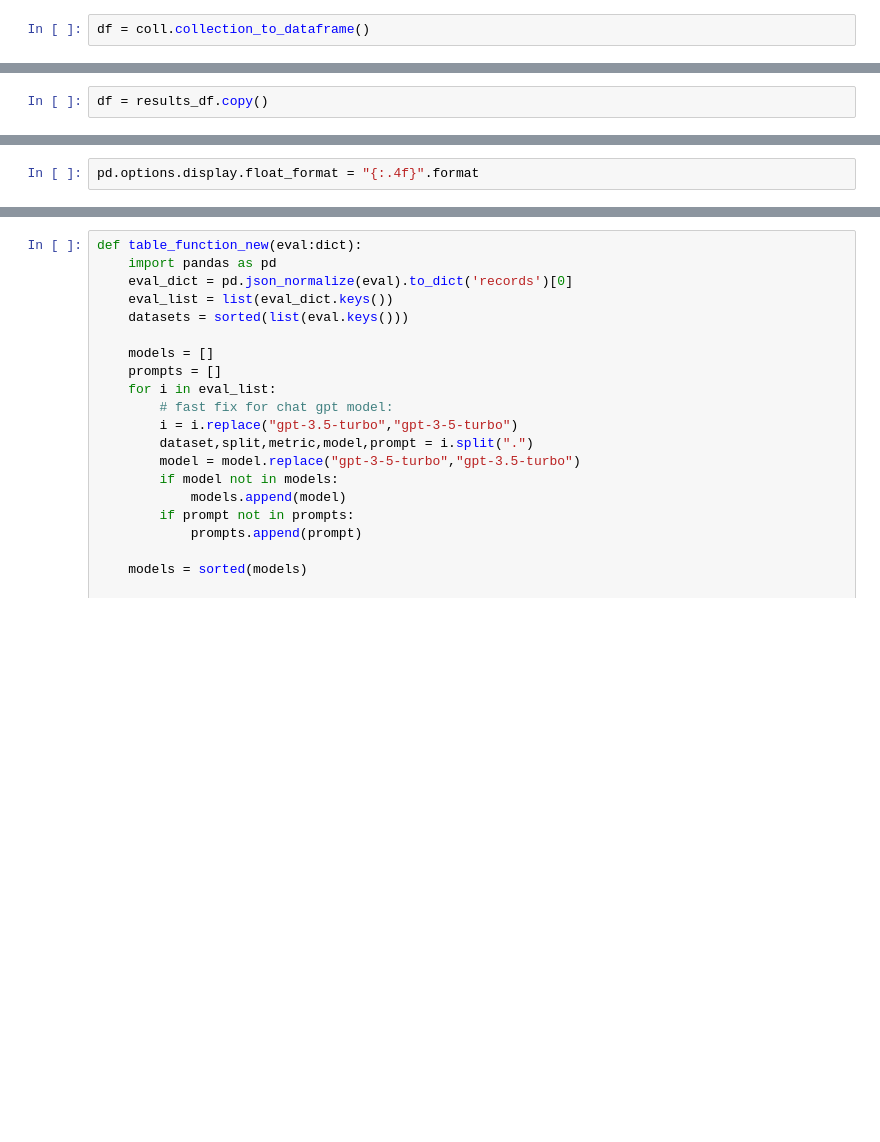
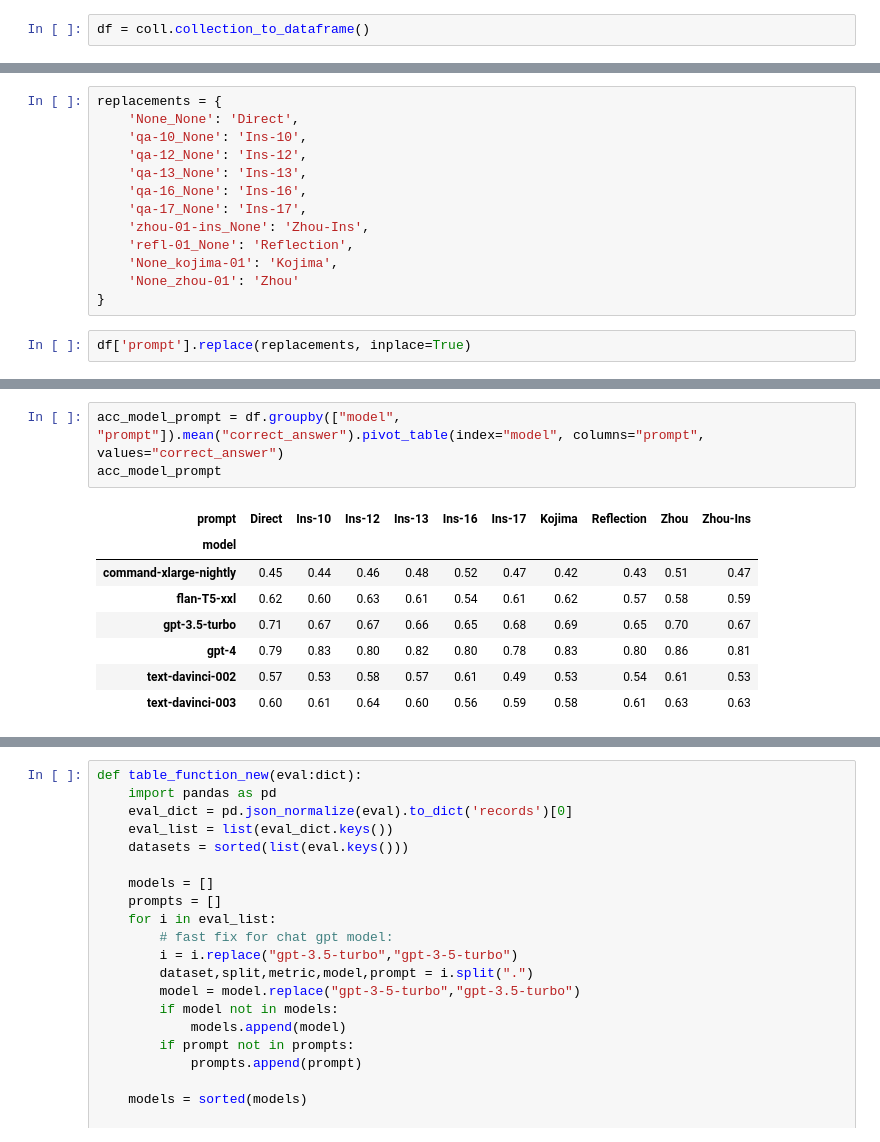
Before and after one commit to OpenBioLink/ThoughtSource, a Jupyter notebook: notebooks/internal_documentation/konstantin_saves/dataset_as_dataframe.ipynb, the cells around one changed output, grey strips where cells are left out. Cells and saved outputs as stored; diff of their text form; blank space fills up the shorter version.

Commit message:
tables with confidence intervals

```diff
--- a/notebooks/internal_documentation/konstantin_saves/dataset_as_dataframe.ipynb
+++ b/notebooks/internal_documentation/konstantin_saves/dataset_as_dataframe.ipynb
@@ -203,2 +19,0 @@ filtered_df
-# %%
-df = results_df.copy()
@@ -335,2 +19,0 @@ Name: None_None, dtype: float64
-# %%
-pd.options.display.float_format = "{:.4f}".format
@@ -406,0 +20,15 @@ table
+# %%
+replacements = {
+    'None_None': 'Direct',
+    'qa-10_None': 'Ins-10',
+    'qa-12_None': 'Ins-12',
+    'qa-13_None': 'Ins-13',
+    'qa-16_None': 'Ins-16',
+    'qa-17_None': 'Ins-17',
+    'zhou-01-ins_None': 'Zhou-Ins',
+    'refl-01_None': 'Reflection',
+    'None_kojima-01': 'Kojima',
+    'None_zhou-01': 'Zhou'
+}
+# %%
+df['prompt'].replace(replacements, inplace=True)
@@ -406,0 +40,12 @@ table
+# %%
+acc_model_prompt = df.groupby(["model", "prompt"]).mean("correct_answer").pivot_table(index="model", columns="prompt", values="correct_answer")
+acc_model_prompt
+# %% [output]
+| prompt | Direct | Ins-10 | Ins-12 | Ins-13 | Ins-16 | Ins-17 | Kojima | Reflection | Zhou | Zhou-Ins |
+| model |  |  |  |  |  |  |  |  |  |  |
+| command-xlarge-nightly | 0.45 | 0.44 | 0.46 | 0.48 | 0.52 | 0.47 | 0.42 | 0.43 | 0.51 | 0.47 |
+| flan-T5-xxl | 0.62 | 0.60 | 0.63 | 0.61 | 0.54 | 0.61 | 0.62 | 0.57 | 0.58 | 0.59 |
+| gpt-3.5-turbo | 0.71 | 0.67 | 0.67 | 0.66 | 0.65 | 0.68 | 0.69 | 0.65 | 0.70 | 0.67 |
+| gpt-4 | 0.79 | 0.83 | 0.80 | 0.82 | 0.80 | 0.78 | 0.83 | 0.80 | 0.86 | 0.81 |
+| text-davinci-002 | 0.57 | 0.53 | 0.58 | 0.57 | 0.61 | 0.49 | 0.53 | 0.54 | 0.61 | 0.53 |
+| text-davinci-003 | 0.60 | 0.61 | 0.64 | 0.60 | 0.56 | 0.59 | 0.58 | 0.61 | 0.63 | 0.63 |
```
Also changed, not shown: parts of 78 cells of this notebook, 2 other files.
